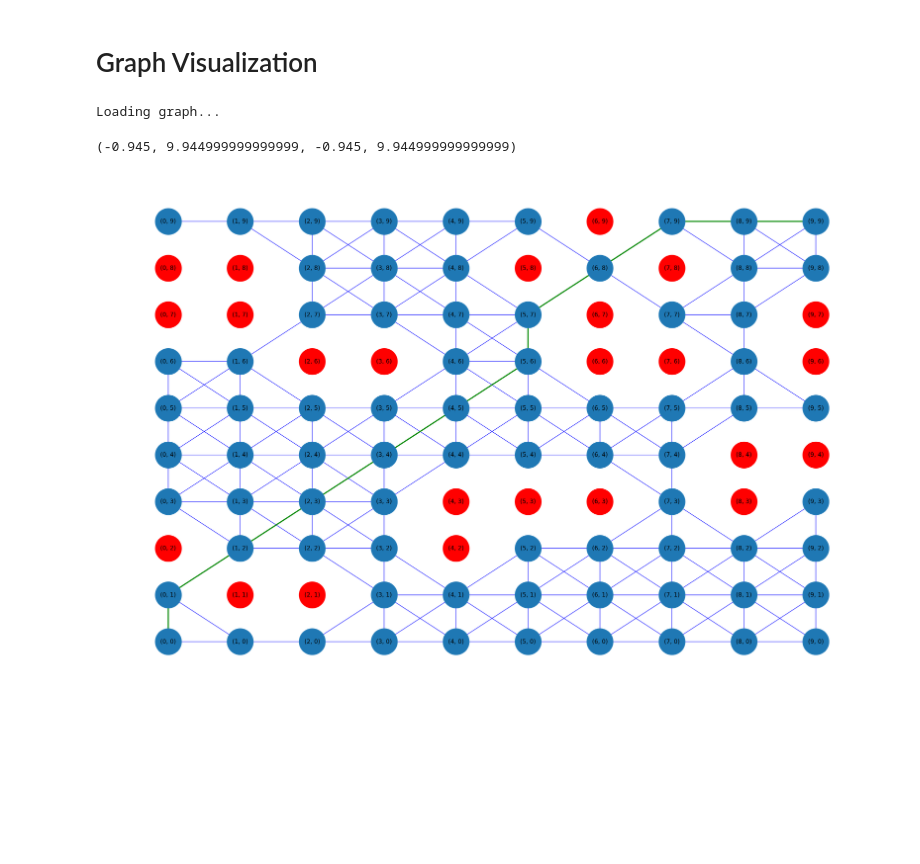
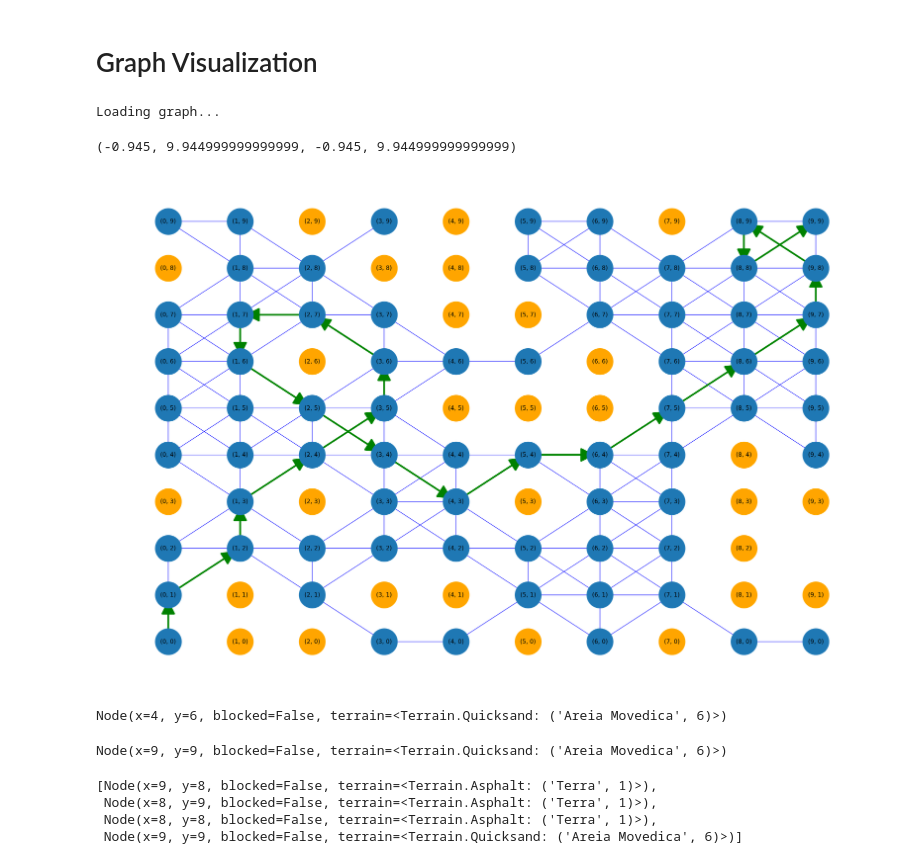
Before and after one commit to iobruno/artificial-inteligence-101, a Jupyter notebook: notebooks/a-star_path_finder.ipynb, the cells around one changed output. Drawn from its saved outputs; the diff is of its cells as text; code cells hidden in the pictures; blank space fills up the shorter version.

Commit message:
impl. terrain logic on edge weight

```diff
--- a/notebooks/a-star_path_finder.ipynb
+++ b/notebooks/a-star_path_finder.ipynb
@@ -15,11 +15,13 @@ class Node:
     x: int
     y: int
     blocked: bool
+    terrain: Terrain
 
     def __init__(self, x: int, y: int):
         self.x = x
         self.y = y
         self.blocked = False if (x == 0 and y == 0) else Node.draw_blocking_condition()
+        self.terrain = None if (self.blocked) else Terrain.draw_terrain()
 
     @property
     def id(self) -> Tuple[int, int]:
@@ -76,19 +83,19 @@ class Terrain(Enum):
 class Edge:
     source: Node
     destination: Node
-    terrain: Terrain
+    weight: int
 
-    def __init__(self, source: Node, dest: Node, terrain: Terrain = Terrain.Asphalt):
+    def __init__(self, source: Node, dest: Node, weight: int = 1):
         self.source = source
         self.destination = dest
-        self.terrain = terrain
+        self.weight = weight
 
-    @property
-    def weight(self):
-        return self.terrain.value[1]
+#     @property
+#     def weight(self):
+#         return self.terrain.value[1]
 
-    def update_terrain(self, terrain: Terrain):
-        self.terrain = terrain
+#     def update_terrain(self, terrain: Terrain):
+#         self.terrain = terrain
 # %%
 @dataclass(frozen=False)
 class Graph:
@@ -158,14 +165,8 @@ class Graph:
         [self.with_node(node) for node in nodes]
         return self
 
-    def with_edge(self, edge: Edge):
-        src = edge.source
-        dest = edge.destination
-        self.edges[src, dest] = edge
-        return self
-
-    def with_edges(self, edges: List[Edge]):
-        [self.with_edge(edge) for edge in edges]
+    def add_edge(self, source: Node, destination: Node, weight: int):
+        self.edges[source, destination] = Edge(source, destination, weight)
         return self
 
     def reset(self):
@@ -191,5 +192,4 @@ graph = Graph().with_nodes(nodes)
 # %%
 for node in graph.get_available_nodes():
     neighbors: List[Node] = graph.find_neighbors_of(node)
-    edges: List[Edge] = [Edge(node, neighbor) for neighbor in neighbors]
-    graph.with_edges(edges)
+    edge: List[Node] = [graph.add_edge(node, neighbor, neighbor.terrain.weight) for neighbor in neighbors]
@@ -308,16 +311,31 @@ for i in range(len(path)-1):
     edges_path.add((curr_node.id, next_node.id))
 # %%
 print("Loading graph...")
-nx.draw_networkx_nodes(G, pos, nodelist=isolated, node_color='r', node_size=2000)
+nx.draw_networkx_nodes(G, pos, nodelist=isolated, node_color='orange', node_size=2000)
 nx.draw_networkx_nodes(G, pos, nodelist=non_isolated, node_size=2000)
 nx.draw_networkx_edges(G, pos, edgelist=G.edges, width=1, alpha=0.5, edge_color="b")
-nx.draw_networkx_edges(G, pos, edgelist=edges_path, width=2, alpha=1, edge_color="g")
+nx.draw_networkx_edges(G, pos, edgelist=edges_path, width=3, alpha=1, edge_color="g", arrowsize=50)
 nx.draw_networkx_labels(G, pos, font_size=10, font_family="sans-serif")
 
 plt.rcParams['figure.figsize'] = [24, 16]
 plt.rcParams['figure.dpi'] = 200
 plt.axis("off")
 # %% [output]
 Loading graph...
 (-0.945, 9.944999999999999, -0.945, 9.944999999999999)
-[figure, old version]
+[figure, new version]
+# %%
+graph.get_node(4,6)
+# %% [output]
+Node(x=4, y=6, blocked=False, terrain=<Terrain.Quicksand: ('Areia Movedica', 6)>)
+# %%
+graph.get_node(9,9)
+# %% [output]
+Node(x=9, y=9, blocked=False, terrain=<Terrain.Quicksand: ('Areia Movedica', 6)>)
+# %%
+list(path)[-4:]
+# %% [output]
+[Node(x=9, y=8, blocked=False, terrain=<Terrain.Asphalt: ('Terra', 1)>),
+ Node(x=8, y=9, blocked=False, terrain=<Terrain.Asphalt: ('Terra', 1)>),
+ Node(x=8, y=8, blocked=False, terrain=<Terrain.Asphalt: ('Terra', 1)>),
+ Node(x=9, y=9, blocked=False, terrain=<Terrain.Quicksand: ('Areia Movedica', 6)>)]
```
Also changed, not shown: parts of 5 cells of this notebook.
